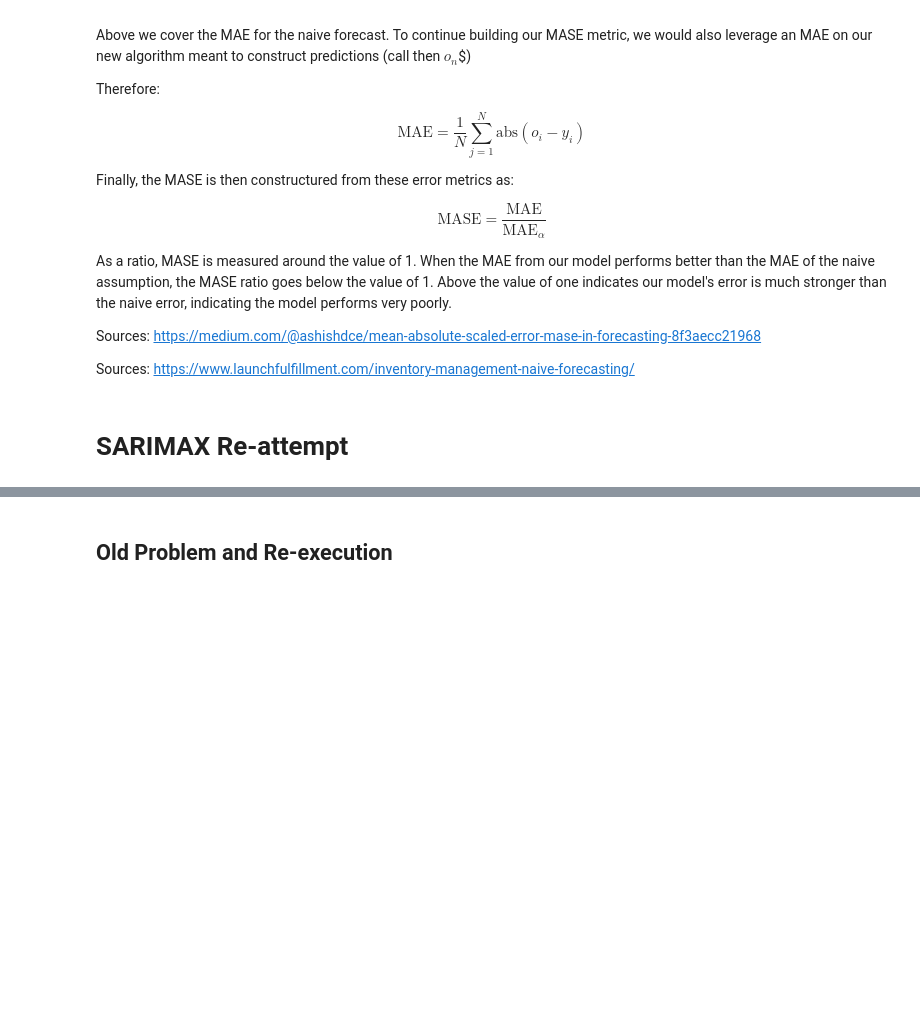
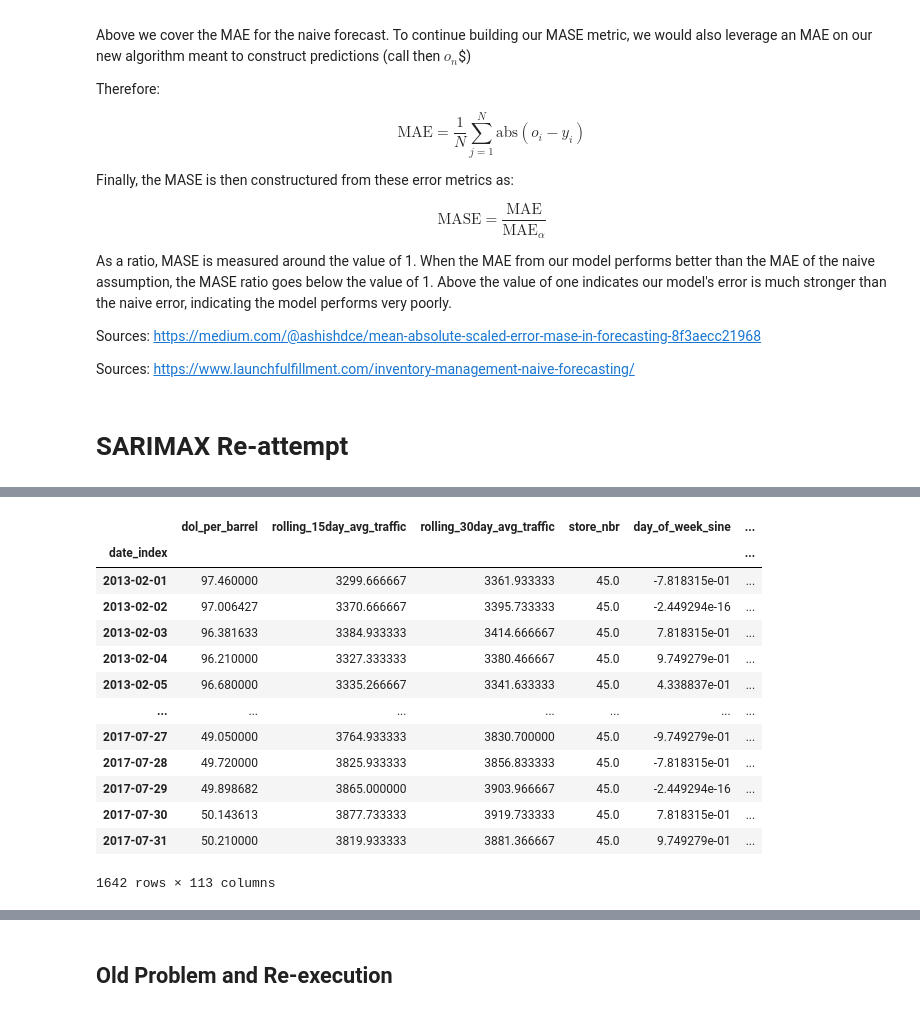
Before and after one commit to chriskuz/favorita_nn_scaling, a Jupyter notebook: src/project_notebook.ipynb, the cells around one changed output, grey strips where cells are left out. Cells and saved outputs as stored; diff of their text form; code cells hidden in the pictures; blank space fills up the shorter version.

```diff
--- a/src/project_notebook.ipynb
+++ b/src/project_notebook.ipynb
@@ -88,0 +110,17 @@ AttributeError: module 'data_processing_pipeline' has no attribute 'sinlge_model
+# %%
+X_train
+# %% [output]
+|  | dol_per_barrel | rolling_15day_avg_traffic | rolling_30day_avg_traffic | store_nbr | day_of_week_sine | ... |
+| date_index |  |  |  |  |  | ... |
+| 2013-02-01 | 97.460000 | 3299.666667 | 3361.933333 | 45.0 | -7.818315e-01 | ... |
+| 2013-02-02 | 97.006427 | 3370.666667 | 3395.733333 | 45.0 | -2.449294e-16 | ... |
+| 2013-02-03 | 96.381633 | 3384.933333 | 3414.666667 | 45.0 | 7.818315e-01 | ... |
+| 2013-02-04 | 96.210000 | 3327.333333 | 3380.466667 | 45.0 | 9.749279e-01 | ... |
+| 2013-02-05 | 96.680000 | 3335.266667 | 3341.633333 | 45.0 | 4.338837e-01 | ... |
+| ... | ... | ... | ... | ... | ... | ... |
+| 2017-07-27 | 49.050000 | 3764.933333 | 3830.700000 | 45.0 | -9.749279e-01 | ... |
+| 2017-07-28 | 49.720000 | 3825.933333 | 3856.833333 | 45.0 | -7.818315e-01 | ... |
+| 2017-07-29 | 49.898682 | 3865.000000 | 3903.966667 | 45.0 | -2.449294e-16 | ... |
+| 2017-07-30 | 50.143613 | 3877.733333 | 3919.733333 | 45.0 | 7.818315e-01 | ... |
+| 2017-07-31 | 50.210000 | 3819.933333 | 3881.366667 | 45.0 | 9.749279e-01 | ... |
+1642 rows × 113 columns
```
Also changed, not shown: parts of 7 cells of this notebook, 1 other file.
